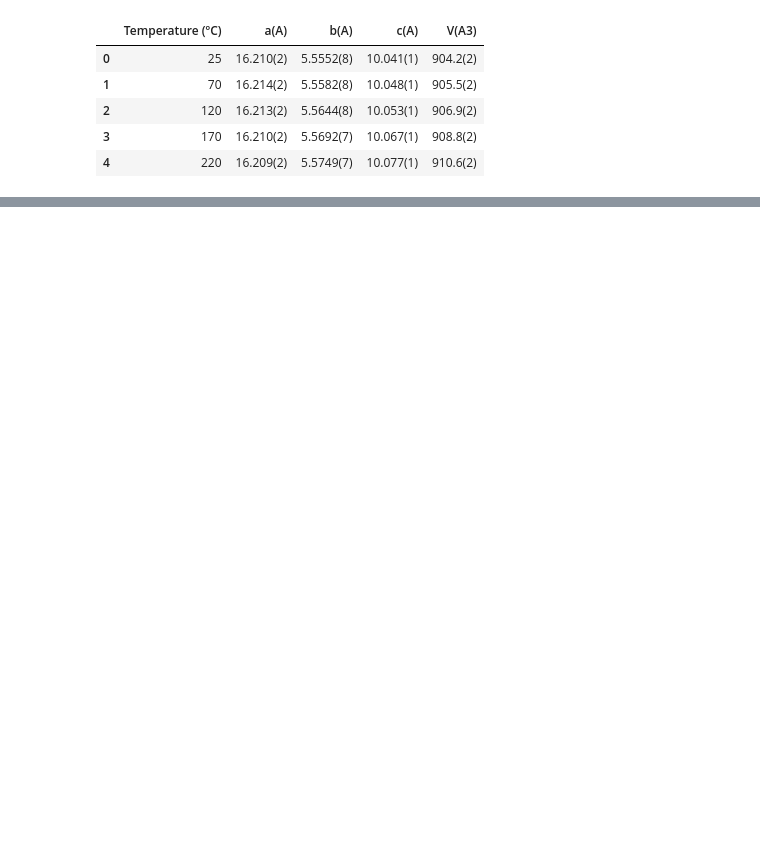
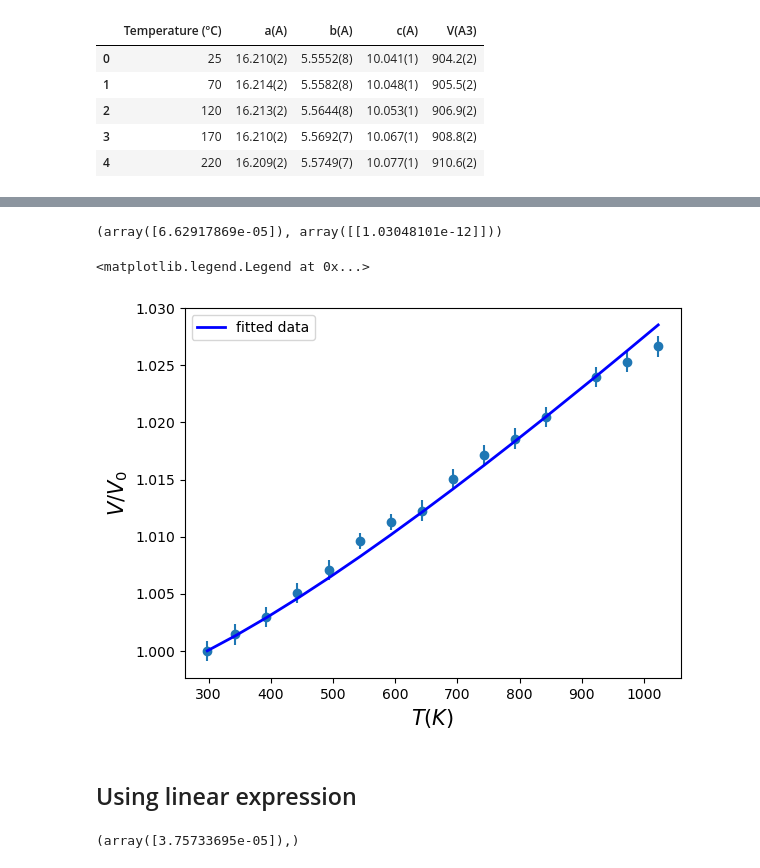
Before and after one commit to bertopadron/bertopadron.github.io, a Jupyter notebook: learning/expansion_coeff/fitting_thermal_expansion.ipynb, the cells around one changed output, grey strips where cells are left out. Saved outputs shown, nothing was run; the diff lists cells and outputs as text; code cells hidden in the pictures; blank space fills up the shorter version.

```diff
--- a/learning/expansion_coeff/fitting_thermal_expansion.ipynb
+++ b/learning/expansion_coeff/fitting_thermal_expansion.ipynb
@@ -43,0 +54,38 @@ zoisite.plot.scatter('Temperature (ºC)', 'V(A3)', yerr = 'V(A3)_std')
+# %%
+ydata = zoisite['V/V0']
+xdata = zoisite['Temperature (ºC)'] + 273
+#xdata = np.linspace(298, 1073, 20)
+stdv  = zoisite['V/V0_std']
+def f(T, a0):
+    return 1 + a0*(T-298) - 2*10*a0*(np.sqrt(T) - np.sqrt(298))
+
+def g(a0):
+    return ydata - f(xdata, a0)
+# %%
+beta_start = (1)
+beta_opt, beta_cov = optimize.curve_fit(f, xdata, ydata, sigma = stdv)
+beta_opt, beta_cov
+# %% [output]
+(array([6.62917869e-05]), array([[1.03048101e-12]]))
+# %%
+fig, ax = plt.subplots()
+ax.scatter(xdata, ydata)
+ax.errorbar(xdata, ydata, yerr = stdv, ls='None')
+ax.plot(xdata, f(xdata, beta_opt), 'b', lw=2, label='fitted data')
+#ax.set_xlim(0, 5)
+ax.set_xlabel(r"$T(K)$", fontsize=15)
+ax.set_ylabel(r"$V/V_0$", fontsize=15)
+ax.legend()
+# %% [output]
+<matplotlib.legend.Legend at 0x...>
+[figure, added]
+# %% [markdown]
+## Using linear expression
+# %%
+def f2(T, a0):
+    return 1 + a0*(T-298)
+
+beta_opt, beta_cov = optimize.curve_fit(f2, xdata, ydata, sigma = stdv)
+beta_opt,
+# %% [output]
+(array([3.75733695e-05]),)
```
Also changed, not shown: parts of 13 cells of this notebook, 2 other files.
